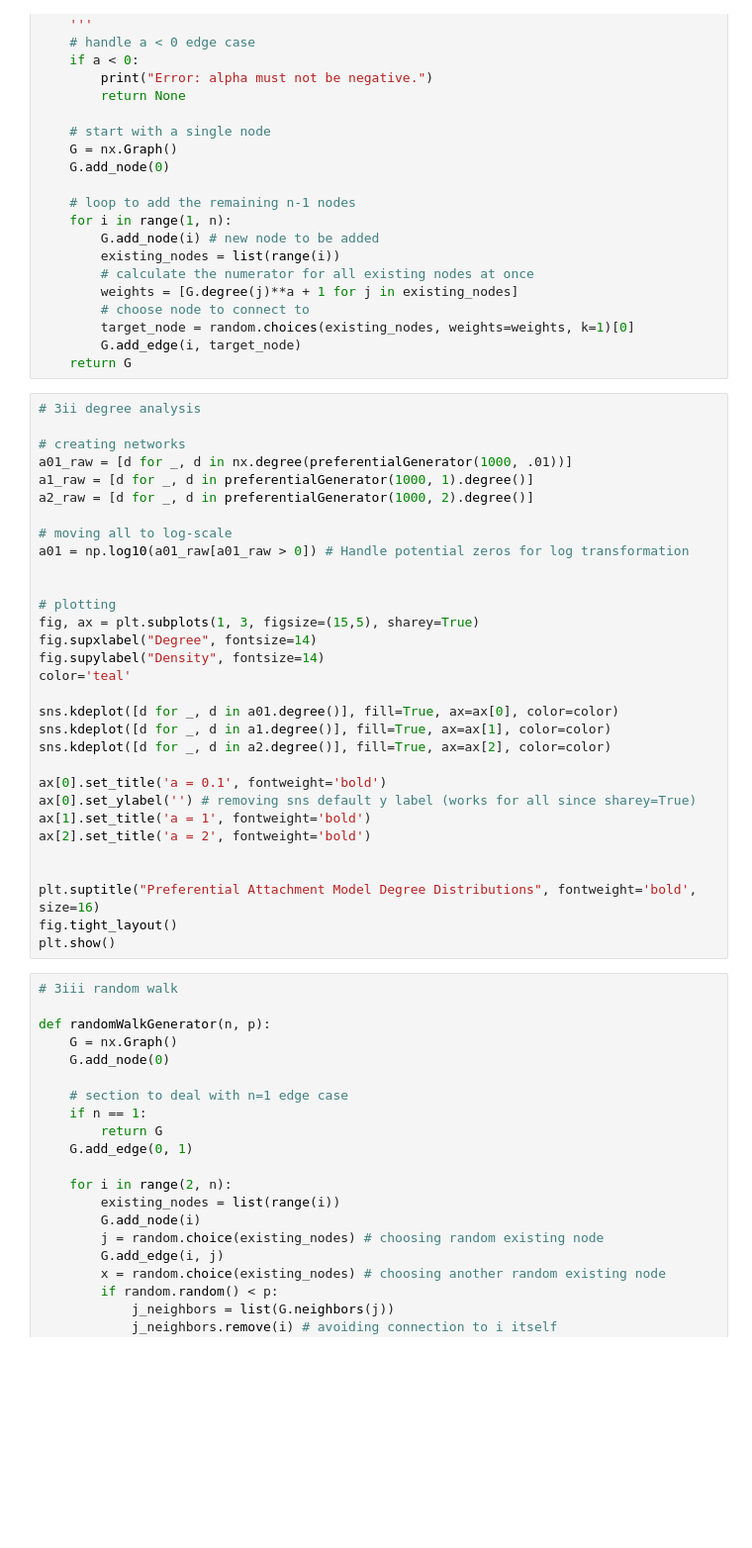
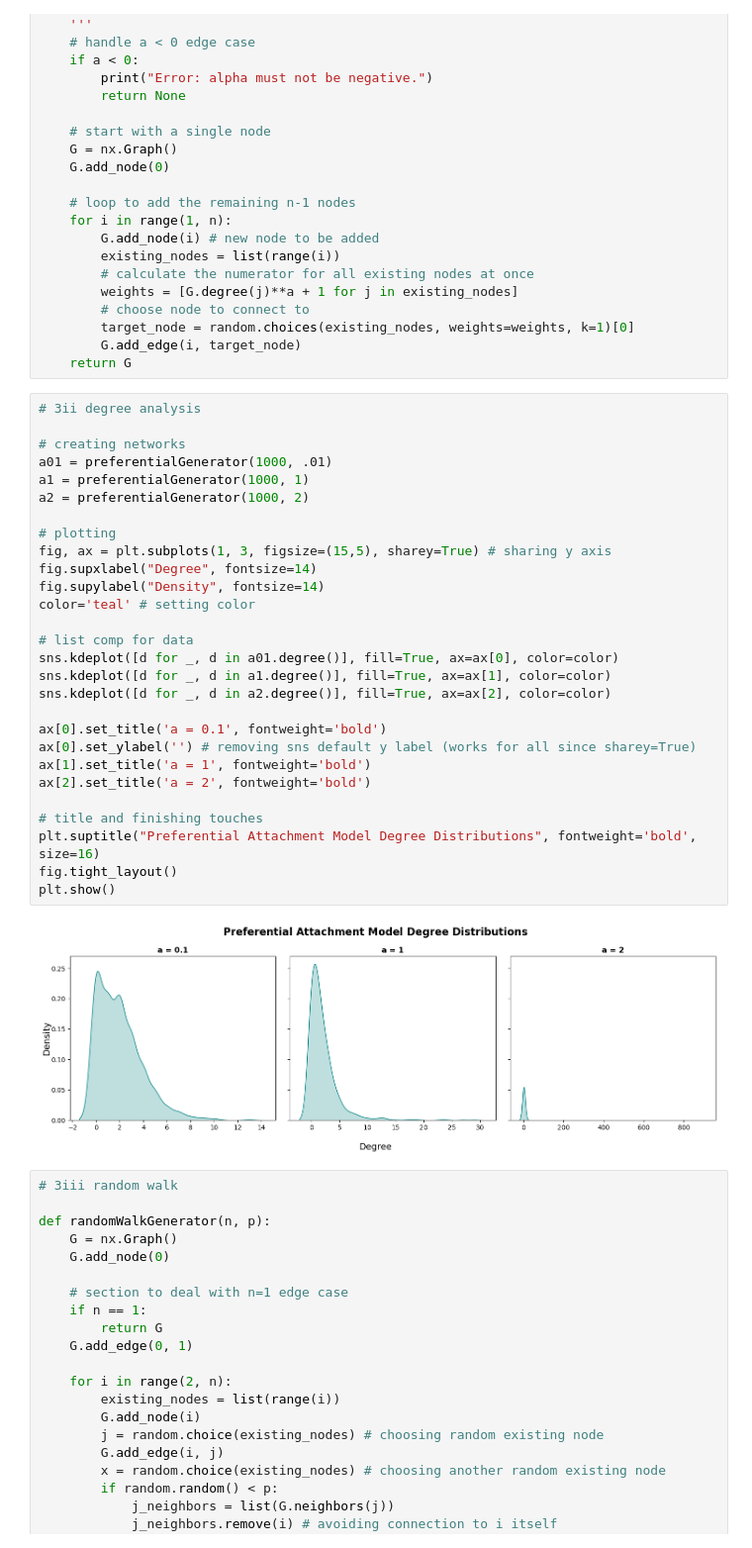
Before and after one commit to caleb-chandler/Assignment-1-CNET5051, a Jupyter notebook: assignment02.ipynb, the cells around one changed output. Shown: that part at 99% size. Drawn from its saved outputs; the diff is of its cells as text; blank space fills up the shorter version.

```diff
--- a/assignment02.ipynb
+++ b/assignment02.ipynb
@@ -319,34 +319,33 @@ def preferentialGenerator (n, a):
 # %%
 # 3ii degree analysis
 
 # creating networks
-a01_raw = [d for _, d in nx.degree(preferentialGenerator(1000, .01))]
-a1_raw = [d for _, d in preferentialGenerator(1000, 1).degree()]
-a2_raw = [d for _, d in preferentialGenerator(1000, 2).degree()]
-
-# moving all to log-scale
-a01 = np.log10(a01_raw[a01_raw > 0]) # Handle potential zeros for log transformation
-
+a01 = preferentialGenerator(1000, .01)
+a1 = preferentialGenerator(1000, 1)
+a2 = preferentialGenerator(1000, 2)
 
 # plotting
-fig, ax = plt.subplots(1, 3, figsize=(15,5), sharey=True)
+fig, ax = plt.subplots(1, 3, figsize=(15,5), sharey=True) # sharing y axis
 fig.supxlabel("Degree", fontsize=14)
 fig.supylabel("Density", fontsize=14)
-color='teal'
+color='teal' # setting color
 
+# list comp for data
 sns.kdeplot([d for _, d in a01.degree()], fill=True, ax=ax[0], color=color)
 sns.kdeplot([d for _, d in a1.degree()], fill=True, ax=ax[1], color=color)
 sns.kdeplot([d for _, d in a2.degree()], fill=True, ax=ax[2], color=color)
 
 ax[0].set_title('a = 0.1', fontweight='bold')
 ax[0].set_ylabel('') # removing sns default y label (works for all since sharey=True)
 ax[1].set_title('a = 1', fontweight='bold')
 ax[2].set_title('a = 2', fontweight='bold')
 
-
+# title and finishing touches
 plt.suptitle("Preferential Attachment Model Degree Distributions", fontweight='bold', size=16)
 fig.tight_layout()
 plt.show()
+# %% [output]
+[figure, added]
 # %%
 # 3iii random walk
 
```
Also changed, not shown: parts of 1 cell of this notebook.
